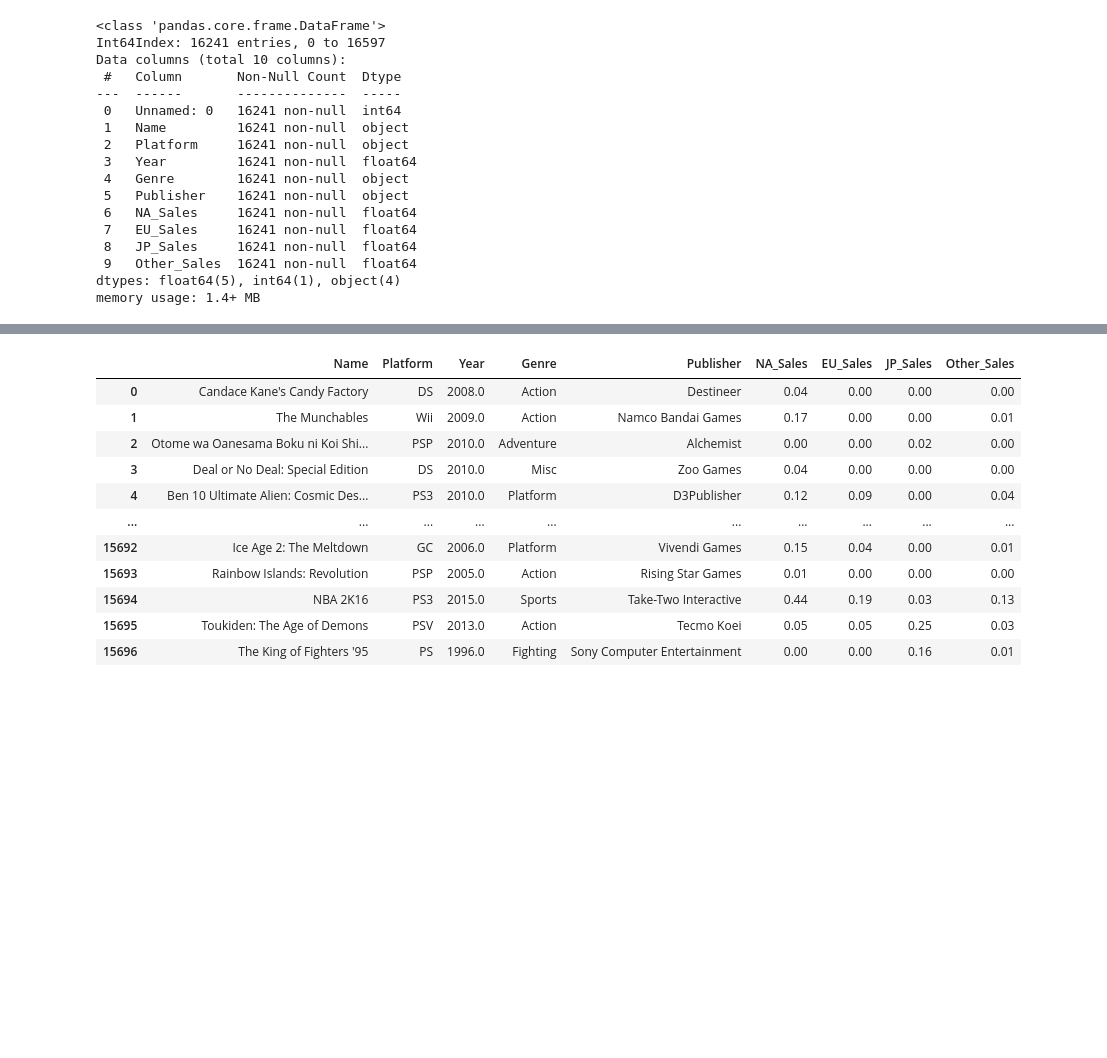
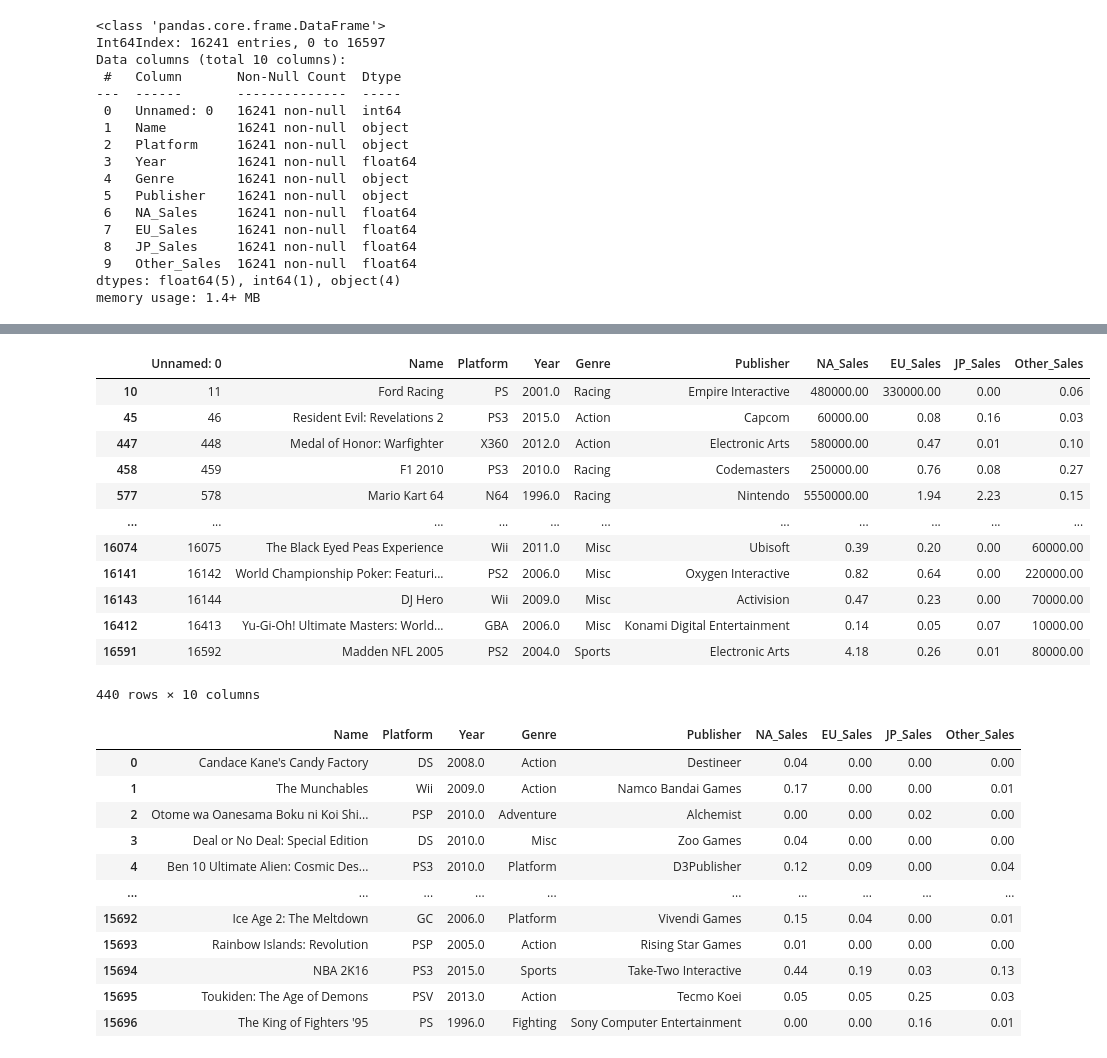
Before and after one commit to nojihun/save, a Jupyter notebook: AI_05_노지훈_section1.ipynb, the cells around one changed output, grey strips where cells are left out. Cells and saved outputs as stored; diff of their text form; code cells hidden in the pictures; blank space fills up the shorter version.

```diff
--- a/AI_05_노지훈_section1.ipynb
+++ b/AI_05_노지훈_section1.ipynb
@@ -82,5 +78,27 @@ for i in df['Year']:
 de = df[df['Year']<=1899].index
 df = df.drop(de)
+# %%
+da = df[df['NA_Sales'] >= 20]#매우 잘팔린 게임들
+db = df[df['EU_Sales']>=20]
+dc= df[df['JP_Sales']>=20]
+dd = df[df['Other_Sales']>=20]
+de = pd.concat([da,db,dc,dd])
+de = de.drop_duplicates(['Name'])
+de
+# %% [output]
+|  | Unnamed: 0 | Name | Platform | Year | Genre | Publisher | NA_Sales | EU_Sales | JP_Sales | Other_Sales |
+| 10 | 11 | Ford Racing | PS | 2001.0 | Racing | Empire Interactive | 480000.00 | 330000.00 | 0.00 | 0.06 |
+| 45 | 46 | Resident Evil: Revelations 2 | PS3 | 2015.0 | Action | Capcom | 60000.00 | 0.08 | 0.16 | 0.03 |
+| 447 | 448 | Medal of Honor: Warfighter | X360 | 2012.0 | Action | Electronic Arts | 580000.00 | 0.47 | 0.01 | 0.10 |
+| 458 | 459 | F1 2010 | PS3 | 2010.0 | Racing | Codemasters | 250000.00 | 0.76 | 0.08 | 0.27 |
+| 577 | 578 | Mario Kart 64 | N64 | 1996.0 | Racing | Nintendo | 5550000.00 | 1.94 | 2.23 | 0.15 |
+| ... | ... | ... | ... | ... | ... | ... | ... | ... | ... | ... |
+| 16074 | 16075 | The Black Eyed Peas Experience | Wii | 2011.0 | Misc | Ubisoft | 0.39 | 0.20 | 0.00 | 60000.00 |
+| 16141 | 16142 | World Championship Poker: Featuri... | PS2 | 2006.0 | Misc | Oxygen Interactive | 0.82 | 0.64 | 0.00 | 220000.00 |
+| 16143 | 16144 | DJ Hero | Wii | 2009.0 | Misc | Activision | 0.47 | 0.23 | 0.00 | 70000.00 |
+| 16412 | 16413 | Yu-Gi-Oh! Ultimate Masters: World... | GBA | 2006.0 | Misc | Konami Digital Entertainment | 0.14 | 0.05 | 0.07 | 10000.00 |
+| 16591 | 16592 | Madden NFL 2005 | PS2 | 2004.0 | Sports | Electronic Arts | 4.18 | 0.26 | 0.01 | 80000.00 |
+440 rows × 10 columns
 # %%
 de = df[df['NA_Sales'] >= 100].index #대박이 나서 평균에 큰 영향을 미치는 것들을 빼는 건데... 이게 맞나??
 df = df.drop(de)
```
Also changed, not shown: parts of 17 cells of this notebook.
